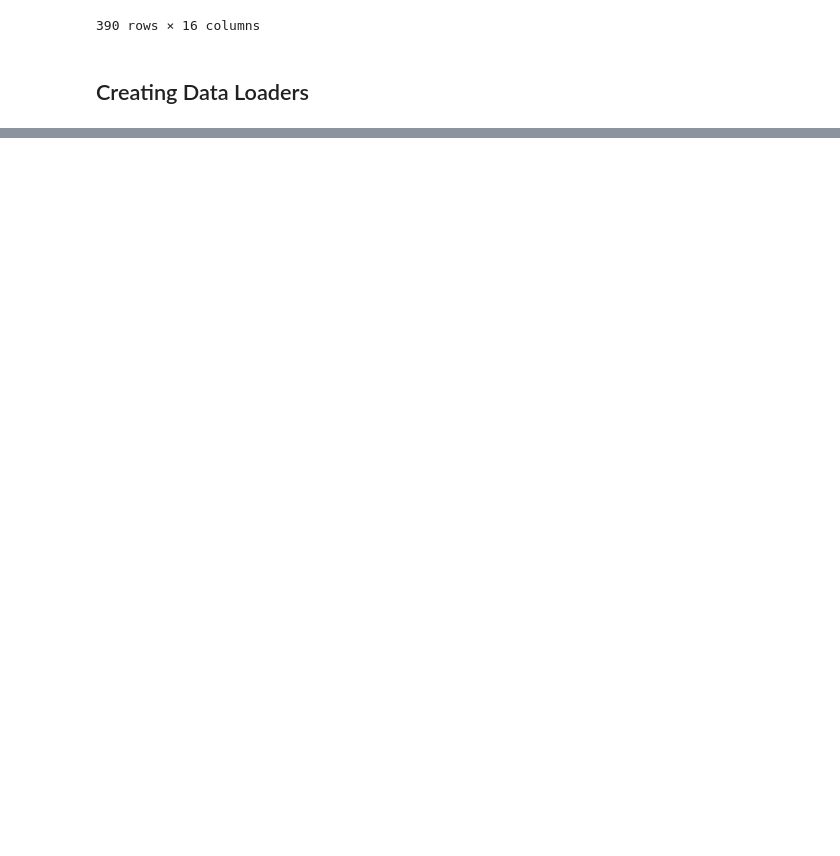
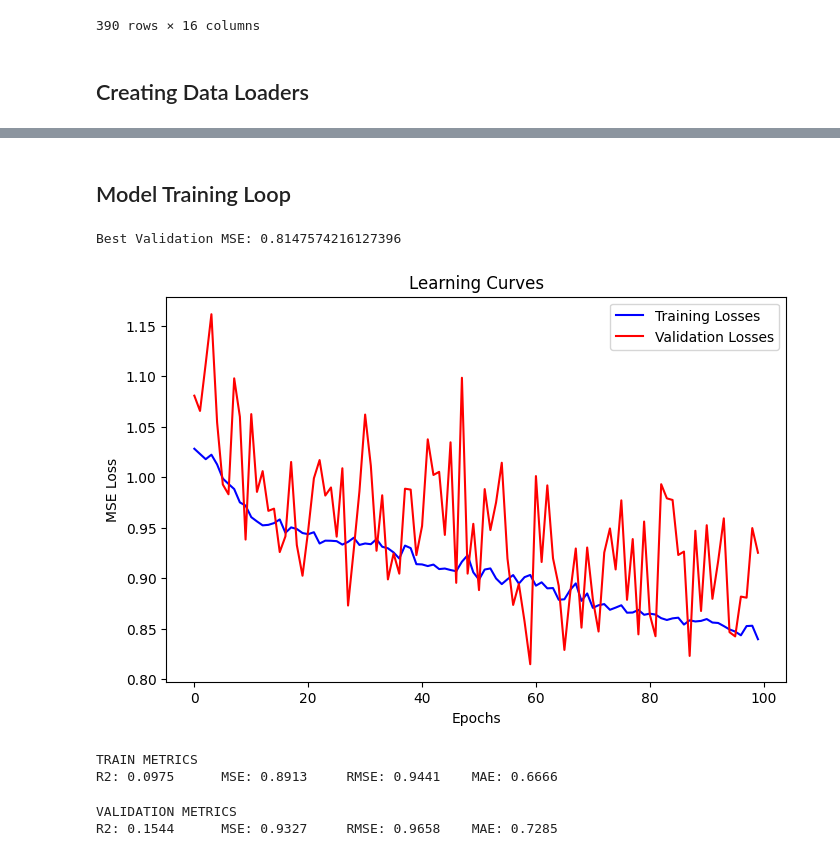
Before and after one commit to Watts-Lab/team_comm_tools, a Jupyter notebook: feature_engine/testing/ipython_notebooks/feature_bagging_nn.ipynb, the cells around one changed output, grey strips where cells are left out. Cells and saved outputs as stored; diff of their text form; code cells hidden in the pictures; blank space fills up the shorter version.

```diff
--- a/feature_engine/testing/ipython_notebooks/feature_bagging_nn.ipynb
+++ b/feature_engine/testing/ipython_notebooks/feature_bagging_nn.ipynb
@@ -236,0 +245,16 @@ fully_connected_nn_trained = trainer.model
+# %%
+class CSOPFullyConnectedNN(nn.Module):
+    def __init__(self, num_input_features):
+        super().__init__()
+        self.net = nn.Sequential(
+            nn.Linear(in_features=num_input_features, out_features=16),
+            nn.ReLU(),
+            nn.Linear(in_features=16, out_features=8),
+            nn.ReLU(),
+            nn.Linear(in_features=8, out_features=4),
+            nn.ReLU(),
+            nn.Linear(in_features=4, out_features=1)
+        )
+
+    def forward(self, X):
+        return self.net(X)
@@ -236,0 +265,11 @@ fully_connected_nn_trained = trainer.model
+# %%
+loss_fn = nn.MSELoss()
+learning_rate = 0.0001
+optimizer = Adam(params=fully_connected_nn.parameters(), lr=learning_rate)
+max_epochs = 100
+# %%
+best_mse = float('inf')
+best_weights = None
+train_losses, val_losses = [], []
+# %% [markdown]
+## Model Training Loop
@@ -236,0 +319,11 @@ fully_connected_nn_trained = trainer.model
+# %%
+print(f'Best Validation MSE: {best_mse}')
+fig, ax = plt.subplots(figsize=(8, 5))
+ax.plot(train_losses, color='blue', label='Training Losses')
+ax.plot(val_losses, color='red', label='Validation Losses')
+ax.legend()
+ax.set(xlabel='Epochs', ylabel='MSE Loss', title='Learning Curves')
+plt.show()
+# %% [output]
+Best Validation MSE: 0.8147574216127396
+[figure, added]
@@ -236,0 +342,10 @@ fully_connected_nn_trained = trainer.model
+# %%
+calc_nn_metrics(y_true=y_train, y_pred=train_preds, type='TRAIN')
+# %% [output]
+TRAIN METRICS
+R2: 0.0975      MSE: 0.8913     RMSE: 0.9441    MAE: 0.6666
+# %%
+calc_nn_metrics(y_true=y_val, y_pred=val_preds, type='VALIDATION')
+# %% [output]
+VALIDATION METRICS
+R2: 0.1544      MSE: 0.9327     RMSE: 0.9658    MAE: 0.7285
```
Also changed, not shown: parts of 19 cells of this notebook, 2 other files.
